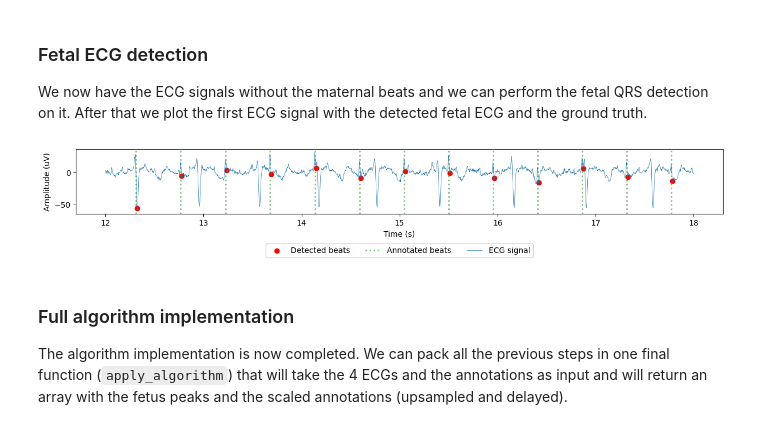
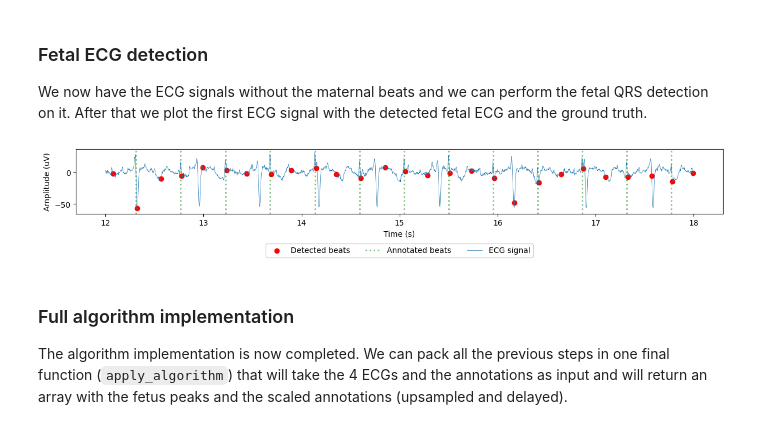
Before and after one commit to carlo-monti/Fetal_ECG_2024, a Jupyter notebook: BSP_project.ipynb, the cells around one changed output. Saved outputs shown, nothing was run; the diff lists cells and outputs as text; code cells hidden in the pictures.

```diff
--- a/BSP_project.ipynb
+++ b/BSP_project.ipynb
@@ -296,14 +296,14 @@ def qrs_detection(ecgs,fs,pk_dist,sec_before,sec_after):
     # Enhance the 4 signals with the PCA
     PCA_sig = do_PCA(ecgs)
     # Find the peaks
-    peaks, _ = signal.find_peaks(PCA_sig,distance=pk_dist*fs,prominence=7)
+    peaks, _ = signal.find_peaks(PCA_sig,distance=pk_dist*fs)#prominence=7
     peaks = np.array(peaks)[1:-1] # remove extremes
     # Build the template averaging the peaks
     template, offset = create_template(PCA_sig,peaks,fs,sec_before,sec_after)
     # Evaluate the correlation
     correlation = signal.correlate(PCA_sig, template, mode='same')
     # Find peaks on the correlation
-    extracted_peaks, _ = signal.find_peaks(correlation,distance=fs*pk_dist,prominence=7)
+    extracted_peaks, _ = signal.find_peaks(correlation,distance=fs*pk_dist)#prominence=7
     extracted_peaks = extracted_peaks - offset
     return extracted_peaks.astype(int)[1:]
 
@@ -424,15 +424,15 @@ plot_signal(fecgs,UP_Fs,signal_type="ECG signals (mother QRS removed)")
 ### Fetal ECG detection
 We now have the ECG signals without the maternal beats and we can perform the fetal QRS detection on it. After that we plot the first ECG signal with the detected fetal ECG and the ground truth.
 # %%
-PEAKS_DISTANCE_FETUS = 0.35 # ~180 bpm
+PEAKS_DISTANCE_FETUS = 0.375 # ~180 bpm
 BEFORE_PEAK_FETUS = 0.05
 AFTER_PEAK_FETUS = 0.05
 
 fetus_peaks = qrs_detection(fecgs,UP_Fs,PEAKS_DISTANCE_FETUS,BEFORE_PEAK_FETUS,AFTER_PEAK_FETUS)
 
 plot_signal_annotations(ecgs[0],fetus_peaks,UP_Fs,2,10,f_annot_scaled)
 # %% [output]
-[figure, old version]
+[figure, new version]
 # %% [markdown]
 ### Full algorithm implementation
 The algorithm implementation is now completed. We can pack all the previous steps in one final function (`apply_algorithm`) that will take the 4 ECGs and the annotations as input and will return an array with the fetus peaks and the scaled annotations (upsampled and delayed).
```
Also changed, not shown: parts of 4 cells of this notebook, 1 other file.
